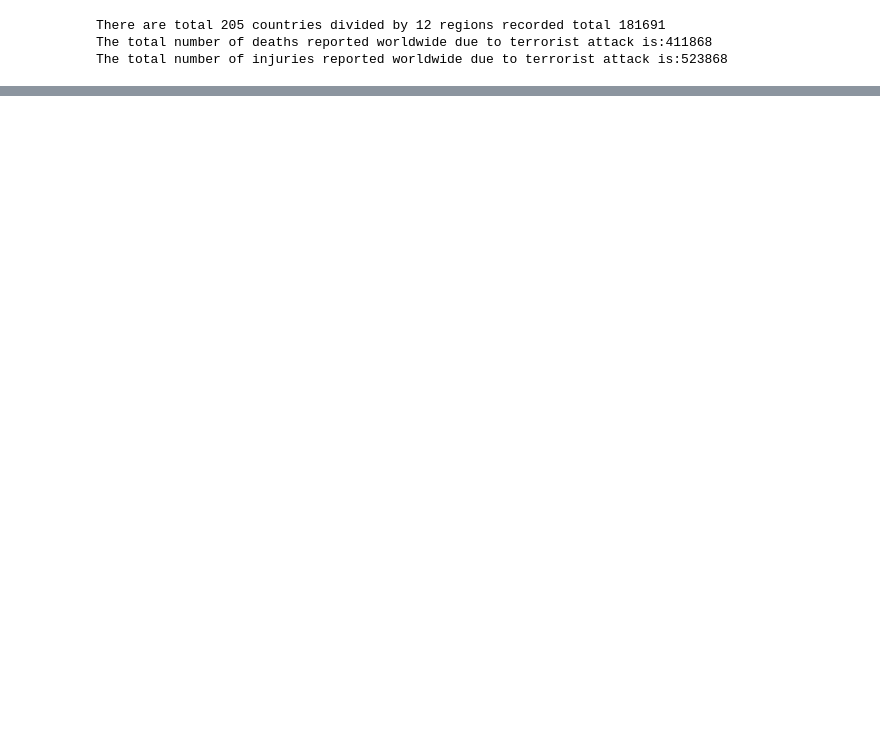
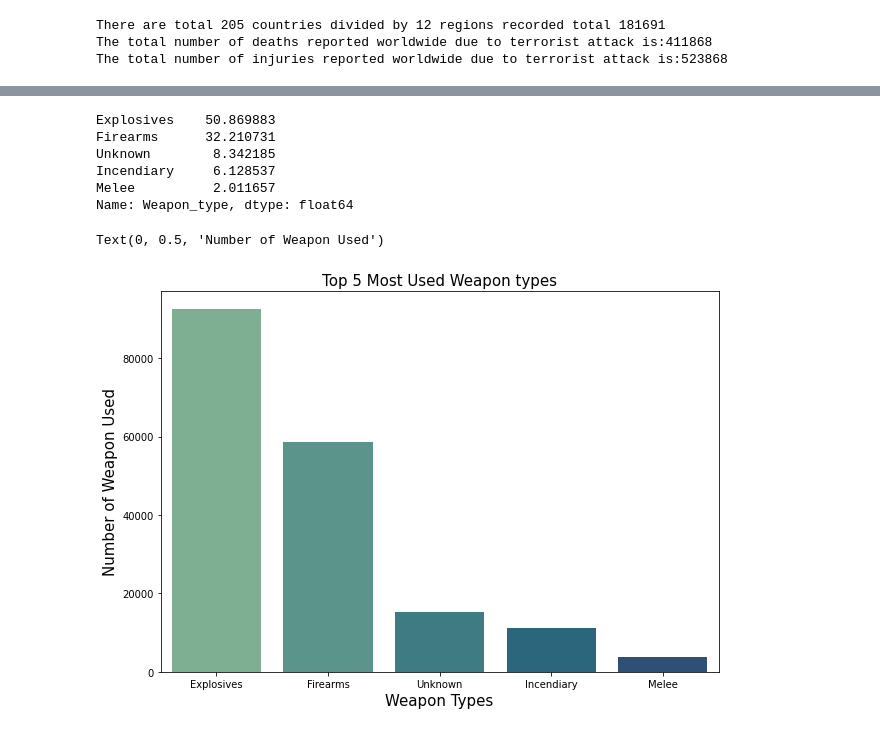
Before and after one commit to Sharaffin/EDA-GlobalTerrorismAnalysis, a Jupyter notebook: Global_Terrorism_Analysis_Capstone_Project.ipynb, the cells around one changed output, grey strips where cells are left out. Drawn from its saved outputs; the diff is of its cells as text; code cells hidden in the pictures; blank space fills up the shorter version.

```diff
--- a/Global_Terrorism_Analysis_Capstone_Project.ipynb
+++ b/Global_Terrorism_Analysis_Capstone_Project.ipynb
@@ -232,0 +359,20 @@ dt.nlargest(10, 'Killed', keep ='first')
+# %%
+# top Weapons used to carry out terror activities
+
+(dt['Weapon_type'].value_counts().head()/dt['Weapon_type'].shape[0])*100
+# %% [output]
+Explosives    50.869883
+Firearms      32.210731
+Unknown        8.342185
+Incendiary     6.128537
+Melee          2.011657
+Name: Weapon_type, dtype: float64
+# %%
+plt.figure(figsize=(10,7))
+sns.barplot(dt['Weapon_type'].value_counts().head().index,dt['Weapon_type'].value_counts().head().values,palette='crest')
+plt.title('Top 5 Most Used Weapon types',fontsize=15)
+plt.xlabel('Weapon Types',fontsize=15)
+plt.ylabel('Number of Weapon Used',fontsize=15)
+# %% [output]
+Text(0, 0.5, 'Number of Weapon Used')
+[figure, added]
```
Also changed, not shown: parts of 14 cells of this notebook.
